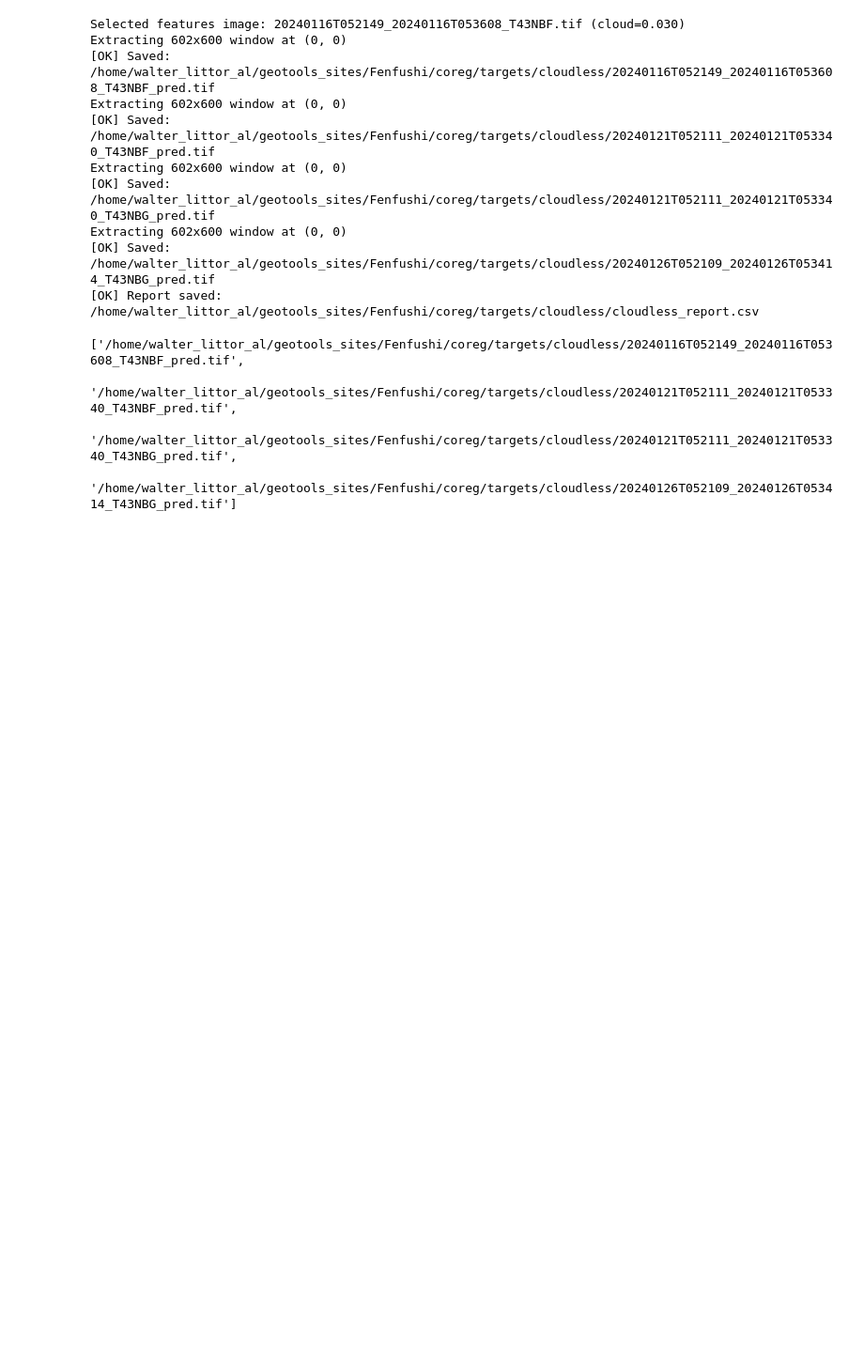
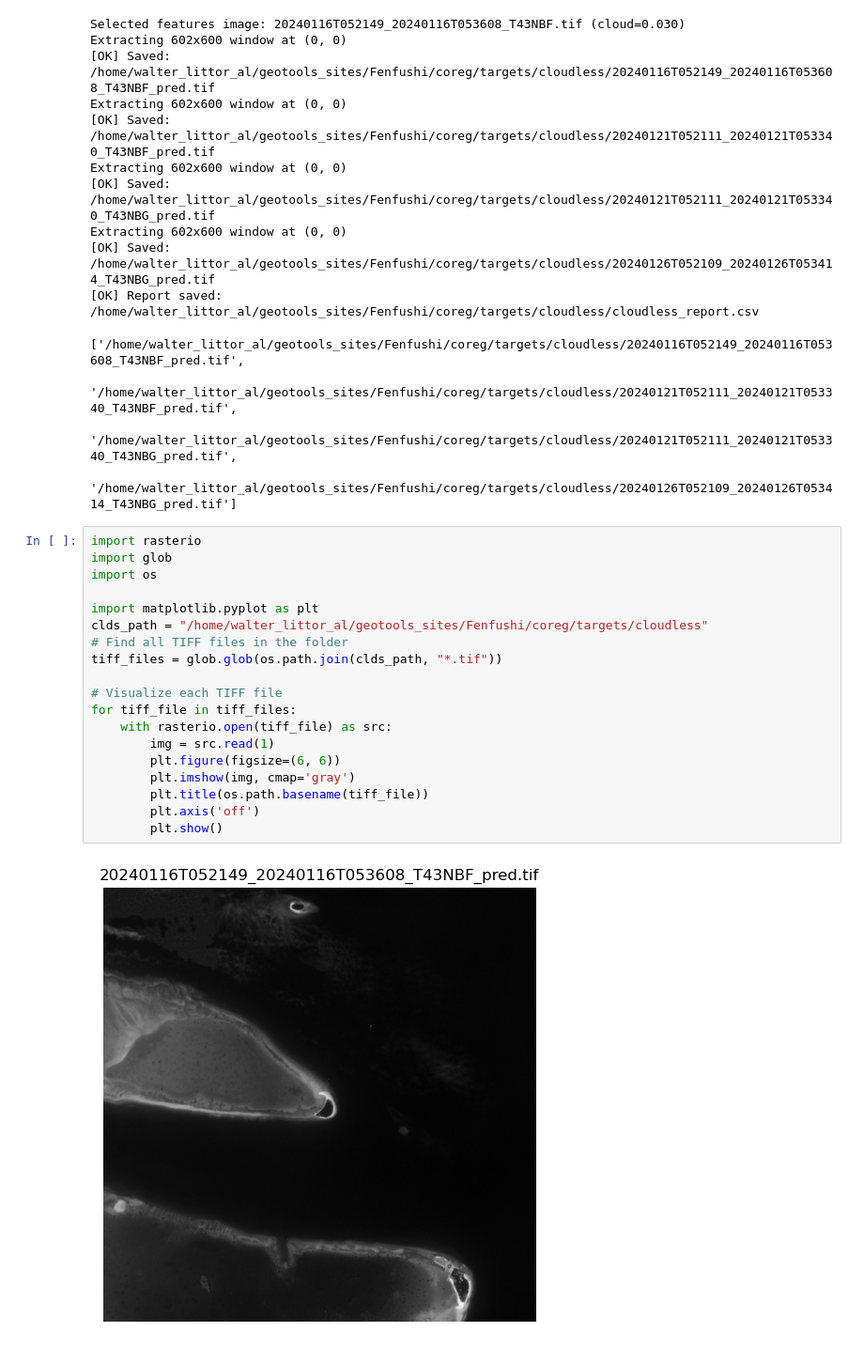
Before and after one commit to Wzesk/littoral_cloud_impute, a Jupyter notebook: run_impute.ipynb, the cells around one changed output. Shown at 94% size. Saved outputs shown, nothing was run; the diff lists cells and outputs as text; blank space fills up the shorter version.

```diff
--- a/run_impute.ipynb
+++ b/run_impute.ipynb
@@ -19,3 +19,24 @@ Extracting 602x600 window at (0, 0)
  '/home/walter_littor_al/geotools_sites/Fenfushi/coreg/targets/cloudless/20240121T052111_20240121T053340_T43NBF_pred.tif',
  '/home/walter_littor_al/geotools_sites/Fenfushi/coreg/targets/cloudless/20240121T052111_20240121T053340_T43NBG_pred.tif',
  '/home/walter_littor_al/geotools_sites/Fenfushi/coreg/targets/cloudless/20240126T052109_20240126T053414_T43NBG_pred.tif']
+# %%
+import rasterio
+import glob
+import os
+
+import matplotlib.pyplot as plt
+clds_path = "/home/walter_littor_al/geotools_sites/Fenfushi/coreg/targets/cloudless"
+# Find all TIFF files in the folder
+tiff_files = glob.glob(os.path.join(clds_path, "*.tif"))
+
+# Visualize each TIFF file
+for tiff_file in tiff_files:
+    with rasterio.open(tiff_file) as src:
+        img = src.read(1)
+        plt.figure(figsize=(6, 6))
+        plt.imshow(img, cmap='gray')
+        plt.title(os.path.basename(tiff_file))
+        plt.axis('off')
+        plt.show()
+# %% [output]
+[figure, added]
```
Also changed, not shown: parts of 1 cell of this notebook.
